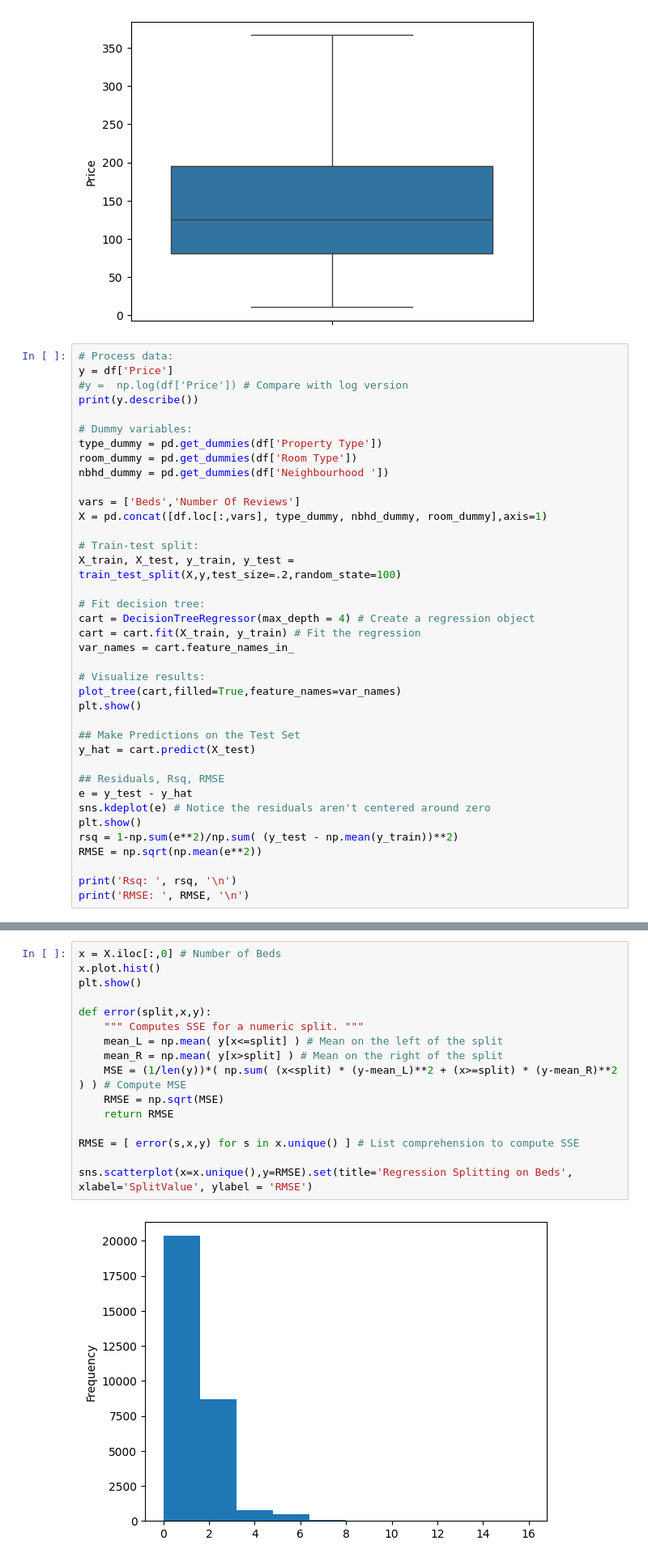
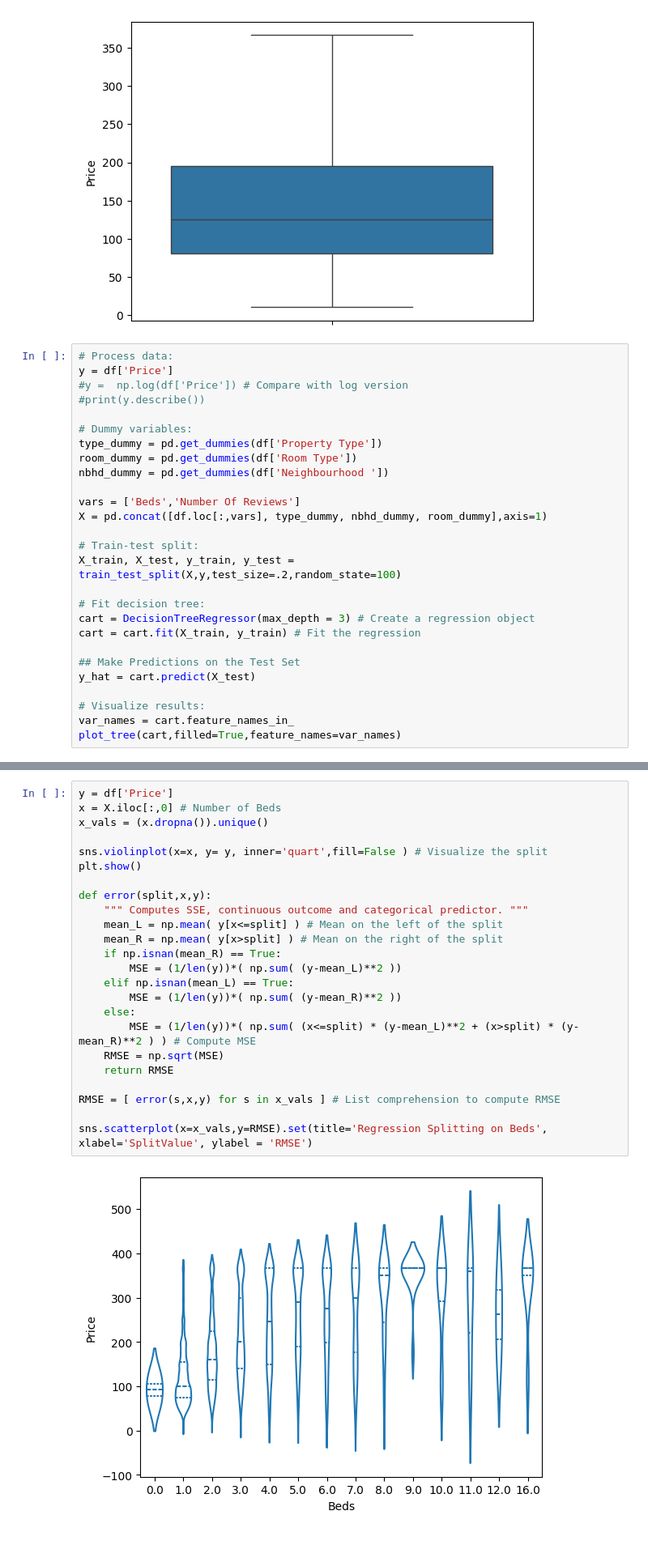
Before and after one commit to yuthimreddy/trees, a Jupyter notebook: trees.ipynb, the cells around one changed output, grey strips where cells are left out. Shown at 81% size. Drawn from its saved outputs; the diff is of its cells as text.

```diff
--- a/trees.ipynb
+++ b/trees.ipynb
@@ -305,7 +322,7 @@ sns.boxplot(df['Price'])
 # Process data:
 y = df['Price']
 #y =  np.log(df['Price']) # Compare with log version
-print(y.describe())
+#print(y.describe())
 
 # Dummy variables:
 type_dummy = pd.get_dummies(df['Property Type'])
@@ -319,24 +336,13 @@ X = pd.concat([df.loc[:,vars], type_dummy, nbhd_dummy, room_dummy],axis=1)
 X_train, X_test, y_train, y_test = train_test_split(X,y,test_size=.2,random_state=100)
 
 # Fit decision tree:
-cart = DecisionTreeRegressor(max_depth = 4) # Create a regression object
+cart = DecisionTreeRegressor(max_depth = 3) # Create a regression object
 cart = cart.fit(X_train, y_train) # Fit the regression
-var_names = cart.feature_names_in_
-
-# Visualize results:
-plot_tree(cart,filled=True,feature_names=var_names)
-plt.show()
 
 ## Make Predictions on the Test Set
 y_hat = cart.predict(X_test)
 
-## Residuals, Rsq, RMSE
-e = y_test - y_hat
-sns.kdeplot(e) # Notice the residuals aren't centered around zero
-plt.show()
-rsq = 1-np.sum(e**2)/np.sum( (y_test - np.mean(y_train))**2)
-RMSE = np.sqrt(np.mean(e**2))
-
-print('Rsq: ', rsq, '\n')
-print('RMSE: ', RMSE, '\n')
+# Visualize results:
+var_names = cart.feature_names_in_
+plot_tree(cart,filled=True,feature_names=var_names)
 # %% [output]
@@ -359,21 +385,29 @@ RMSE:  59.542867051340195
 # %%
+y = df['Price']
 x = X.iloc[:,0] # Number of Beds
-x.plot.hist()
+x_vals = (x.dropna()).unique()
+
+sns.violinplot(x=x, y= y, inner='quart',fill=False ) # Visualize the split
 plt.show()
 
 def error(split,x,y):
-    """ Computes SSE for a numeric split. """
+    """ Computes SSE, continuous outcome and categorical predictor. """
     mean_L = np.mean( y[x<=split] ) # Mean on the left of the split
     mean_R = np.mean( y[x>split] ) # Mean on the right of the split
-    MSE = (1/len(y))*( np.sum( (x<split) * (y-mean_L)**2 + (x>=split) * (y-mean_R)**2 ) ) # Compute MSE
+    if np.isnan(mean_R) == True:
+        MSE = (1/len(y))*( np.sum( (y-mean_L)**2 ))
+    elif np.isnan(mean_L) == True:
+        MSE = (1/len(y))*( np.sum( (y-mean_R)**2 ))
+    else:
+        MSE = (1/len(y))*( np.sum( (x<=split) * (y-mean_L)**2 + (x>split) * (y-mean_R)**2 ) ) # Compute MSE
     RMSE = np.sqrt(MSE)
     return RMSE
 
-RMSE = [ error(s,x,y) for s in x.unique() ] # List comprehension to compute SSE
+RMSE = [ error(s,x,y) for s in x_vals ] # List comprehension to compute RMSE
 
-sns.scatterplot(x=x.unique(),y=RMSE).set(title='Regression Splitting on Beds', xlabel='SplitValue', ylabel = 'RMSE')
+sns.scatterplot(x=x_vals,y=RMSE).set(title='Regression Splitting on Beds', xlabel='SplitValue', ylabel = 'RMSE')
 # %% [output]
-[figure, old version]
+[figure, new version]
 [Text(0.5, 1.0, 'Regression Splitting on Beds'),
  Text(0.5, 0, 'SplitValue'),
  Text(0, 0.5, 'RMSE')]
```
Also changed, not shown: parts of 30 cells of this notebook, 13 other files.
